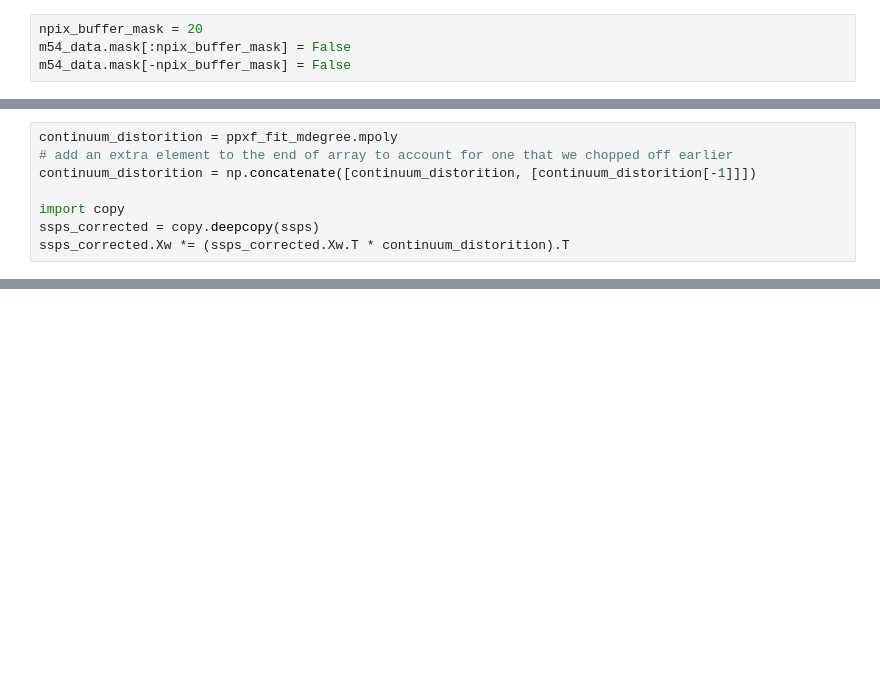
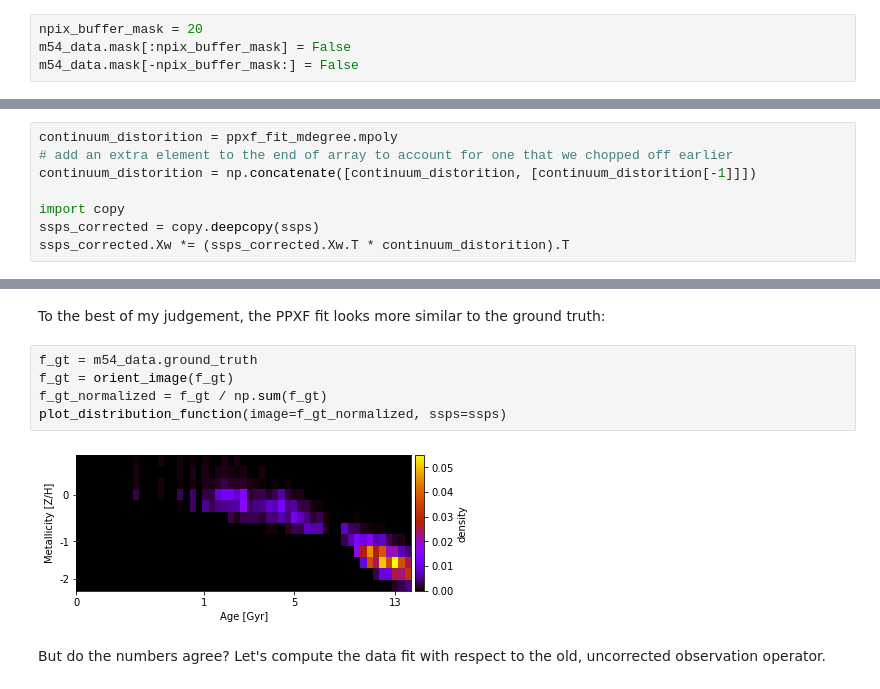
Before and after one commit to prashjet/uq4pk, a Jupyter notebook: notebooks/M54_data.ipynb, the cells around one changed output, grey strips where cells are left out. Drawn from its saved outputs; the diff is of its cells as text; blank space fills up the shorter version.

```diff
--- a/notebooks/M54_data.ipynb
+++ b/notebooks/M54_data.ipynb
@@ -121,7 +119,7 @@ To counter this, we can add the first and last pixels to the data mask,
 # %%
 npix_buffer_mask = 20
 m54_data.mask[:npix_buffer_mask] = False
-m54_data.mask[-npix_buffer_mask] = False
+m54_data.mask[-npix_buffer_mask:] = False
 # %% [markdown]
 ### Re-creating the ppxf fit
 # %%
@@ -282,0 +357,12 @@ ssps_corrected.Xw *= (ssps_corrected.Xw.T * continuum_distorition).T
+# %% [markdown]
+To the best of my judgement, the PPXF fit looks more similar to the ground truth:
+# %%
+f_gt = m54_data.ground_truth
+f_gt = orient_image(f_gt)
+f_gt_normalized = f_gt / np.sum(f_gt)
+plot_distribution_function(image=f_gt_normalized, ssps=ssps)
+# %% [output]
+[figure, added]
+# %% [markdown]
+But do the numbers agree? Let's compute the data fit with respect to the old, uncorrected
+observation operator.
```
Also changed, not shown: parts of 36 cells of this notebook, 3 other files.
